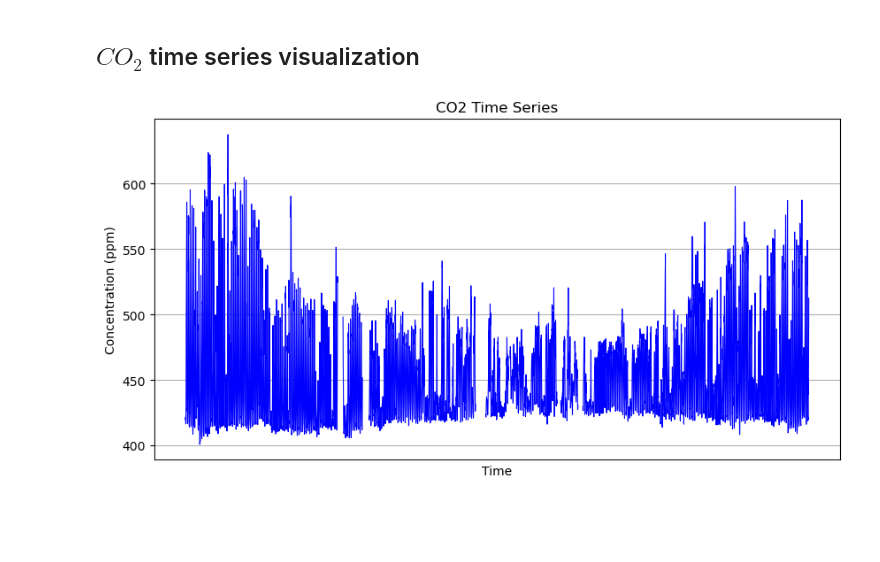
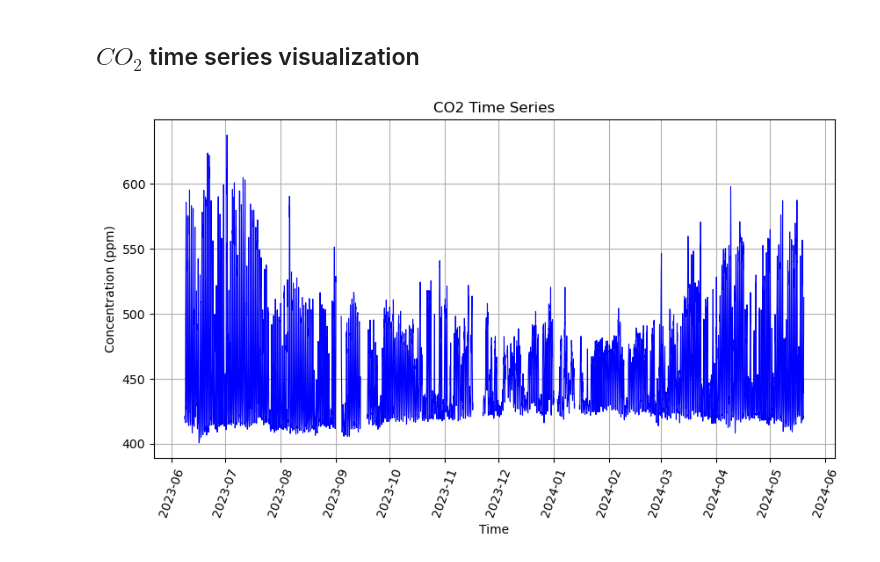
Before and after one commit to luigiselmi/climate, a Jupyter notebook: iia/co2pbl/co2_timeseries.ipynb, the cells around one changed output. Saved outputs shown, nothing was run; the diff lists cells and outputs as text; code cells hidden in the pictures; blank space fills up the shorter version.

```diff
--- a/iia/co2pbl/co2_timeseries.ipynb
+++ b/iia/co2pbl/co2_timeseries.ipynb
@@ -78,14 +78,14 @@ co2_hour_df.head()
 # %%
 fig, ax = plt.subplots(figsize=(10,5))
 ax.grid(True)
 ax.set_title('CO2 Time Series')
 ax.set_ylabel('Concentration (ppm)')
 ax.set_xlabel('Time')
 ax.set_xticks(co2_hour_df.index)
 ax.set_xticklabels(co2_hour_df.index, rotation=70)
-ax.xaxis.set_major_locator(dates.YearLocator(10))
-ax.xaxis.set_major_formatter(mdates.DateFormatter('%Y'))
+ax.xaxis.set_major_locator(dates.MonthLocator())
+ax.xaxis.set_major_formatter(mdates.DateFormatter('%Y-%m'))
 co2_plt = ax.plot(co2_hour_df, linewidth=0.8, color='blue')
 # %% [output]
-[figure, old version]
+[figure, new version]
 # %%
```
Also changed, not shown: parts of 1 cell of this notebook.
